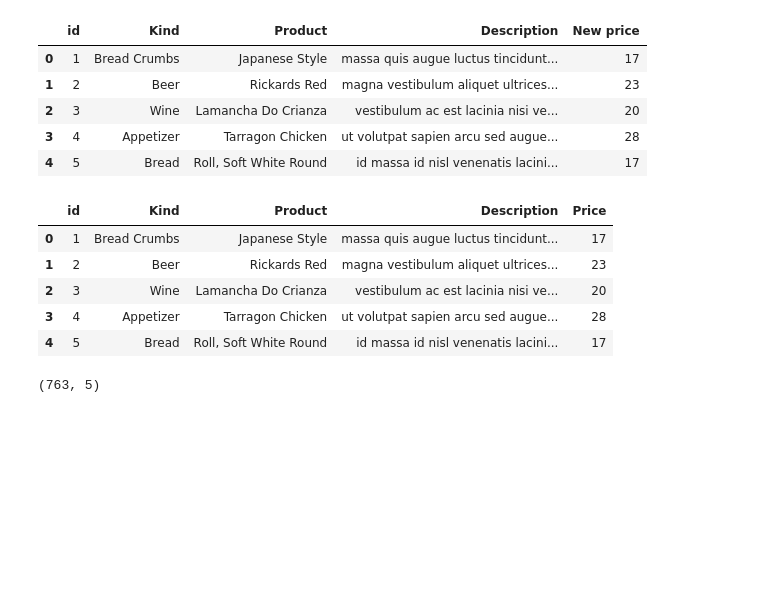
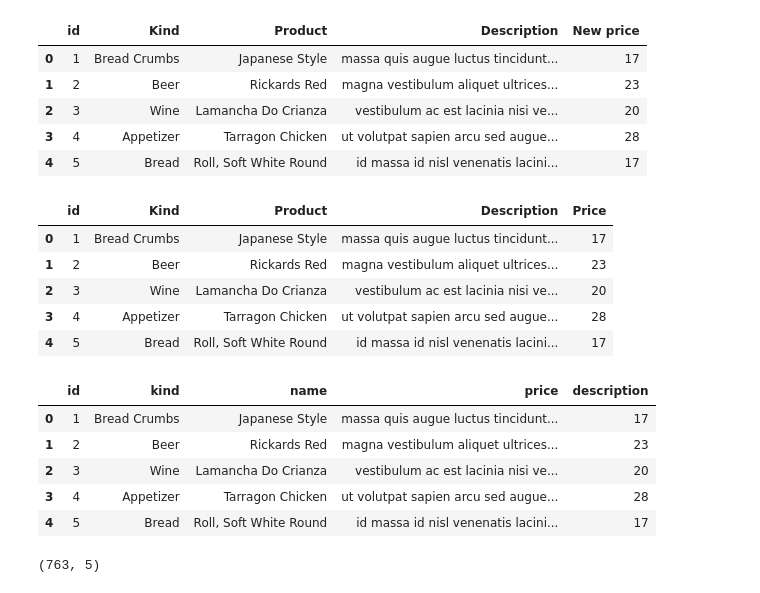
Before and after one commit to nhungoc1508/egrocery, a Jupyter notebook: market/static/mock-data-processing.ipynb, the cells around one changed output. Cells and saved outputs as stored; diff of their text form; code cells hidden in the pictures; blank space fills up the shorter version.

```diff
--- a/market/static/mock-data-processing.ipynb
+++ b/market/static/mock-data-processing.ipynb
@@ -121,3 +121,14 @@ df.head()
 | 2 | 3 | Wine | Lamancha Do Crianza | vestibulum ac est lacinia nisi ve... | 20 |
 | 3 | 4 | Appetizer | Tarragon Chicken | ut volutpat sapien arcu sed augue... | 28 |
 | 4 | 5 | Bread | Roll, Soft White Round | id massa id nisl venenatis lacini... | 17 |
+# %%
+df.columns = ['id', 'kind', 'name', 'price', 'description']
+# %%
+df.head()
+# %% [output]
+|  | id | kind | name | price | description |
+| 0 | 1 | Bread Crumbs | Japanese Style | massa quis augue luctus tincidunt... | 17 |
+| 1 | 2 | Beer | Rickards Red | magna vestibulum aliquet ultrices... | 23 |
+| 2 | 3 | Wine | Lamancha Do Crianza | vestibulum ac est lacinia nisi ve... | 20 |
+| 3 | 4 | Appetizer | Tarragon Chicken | ut volutpat sapien arcu sed augue... | 28 |
+| 4 | 5 | Bread | Roll, Soft White Round | id massa id nisl venenatis lacini... | 17 |
```
Also changed, not shown: parts of 1 cell of this notebook, 9 other files.
